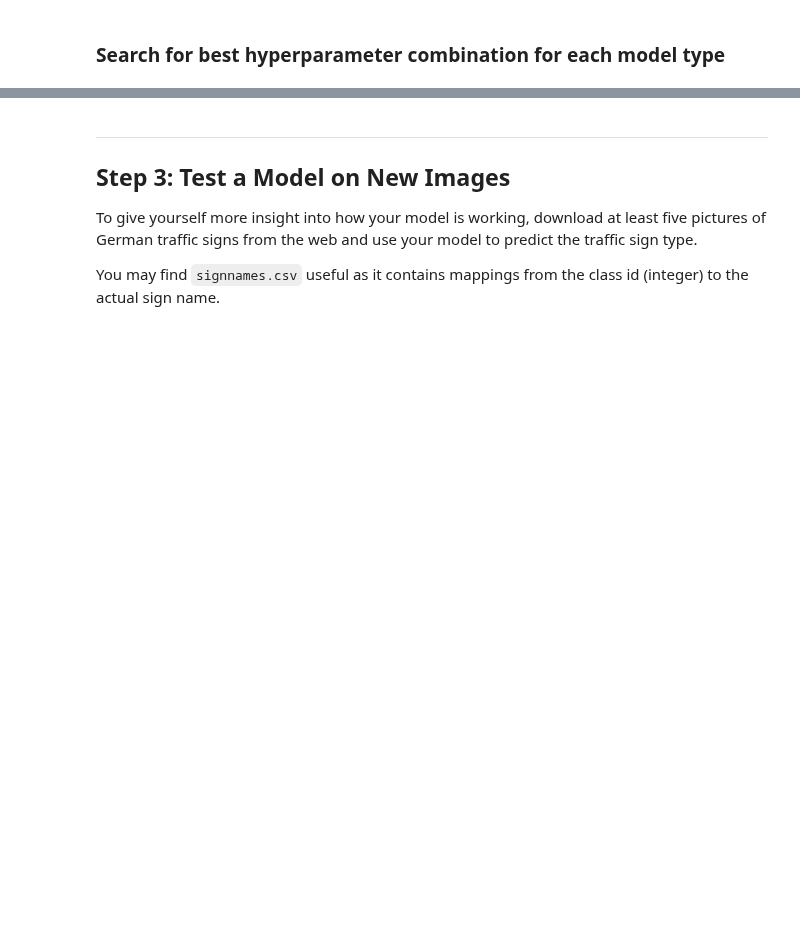
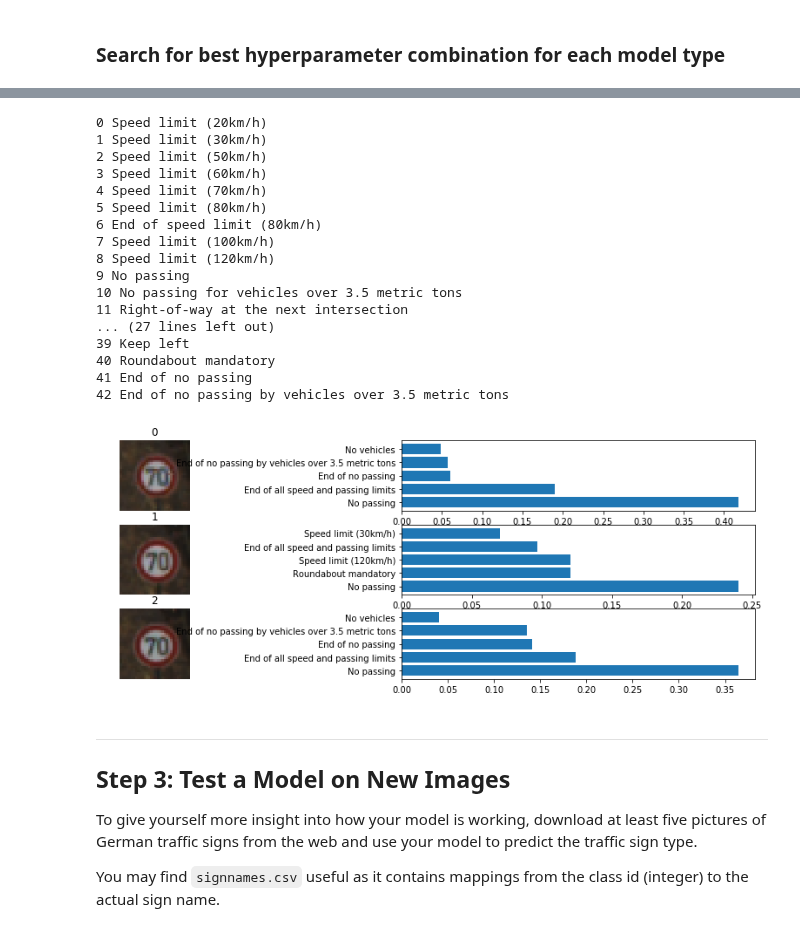
Before and after one commit to WangYuanMike/CarND-Traffic-Sign-Classifier-Project, a Jupyter notebook: Traffic_Sign_Classifier.ipynb, the cells around one changed output, grey strips where cells are left out. Drawn from its saved outputs; the diff is of its cells as text; code cells hidden in the pictures; blank space fills up the shorter version.

Commit message:
Train best model

```diff
--- a/Traffic_Sign_Classifier.ipynb
+++ b/Traffic_Sign_Classifier.ipynb
@@ -288,7 +288,7 @@ def LeNet(x, regularizer, is_training, dropout_rate):
 # %%
 from sklearn.utils import shuffle
 
-def evaluate(X_data, y_data, accuracy, dropout_rate_value, batch_size=64):
+def evaluate(X_data, y_data, accuracy, dropout_rate_value=0.4, batch_size=64):
     '''
     Evaluate predict accuracy on a data set, normally validation set
 
@@ -490,0 +503,13 @@ KeyboardInterrupt:
+# %%
+def test_net(sess, logits, X_data):
+    softmax = sess.run(tf.nn.softmax(logits), feed_dict={x: X_data, is_training: False, dropout_rate: 0.4})
+    top_5 = tf.nn.top_k(softmax, k=5)
+    return sess.run(top_5)
+
+
+with tf.Session() as sess:
+    saver.restore(sess, tf.train.latest_checkpoint('.'))
+    validation_accuracy = evaluate(X_val, y_val, accuracy, dropout_rate_value=0.4, batch_size=64)
+    print("best model validation accuracy={:.3f}".format(validation_accuracy))
+    top_5 = test_net(sess, logits, X_val)
+    print(top_5[:10])
@@ -491,3 +532,49 @@ KeyboardInterrupt:
+# %%
+import csv
+import glob
+
+#Import traffic signs class names
+signs_class=[]
+with open('signnames.csv', 'rt') as csvfile:
+    reader = csv.DictReader(csvfile, delimiter=',')
+    for row in reader:
+        signs_class.append((row['SignName']))
+        print(row['ClassId'], row['SignName'])
+
+#Import test images
+test_img = validation['features'][1000:1003]
+
+
+plt.figure(figsize=(16, 21))
+for i in range(3):
+    plt.subplot(12, 2, 2*i+1)
+    plt.imshow(test_img[i])
+    plt.title(i)
+    plt.axis('off')
+    plt.subplot(12, 2, 2*i+2)
+    plt.barh(np.arange(1, 6, 1), top_5.values[i, :])
+    labs=[signs_class[j] for j in top_5.indices[i]]
+    plt.yticks(np.arange(1, 6, 1), labs)
+plt.show()
+# %% [output]
+0 Speed limit (20km/h)
+1 Speed limit (30km/h)
+2 Speed limit (50km/h)
+3 Speed limit (60km/h)
+4 Speed limit (70km/h)
+5 Speed limit (80km/h)
+6 End of speed limit (80km/h)
+7 Speed limit (100km/h)
+8 Speed limit (120km/h)
+9 No passing
+10 No passing for vehicles over 3.5 metric tons
+11 Right-of-way at the next intersection
+... (27 lines left out)
+39 Keep left
+40 Roundabout mandatory
+41 End of no passing
+42 End of no passing by vehicles over 3.5 metric tons
+[figure, added]
 # %% [markdown]
 ---
 
```
Also changed, not shown: parts of 6 cells of this notebook.
